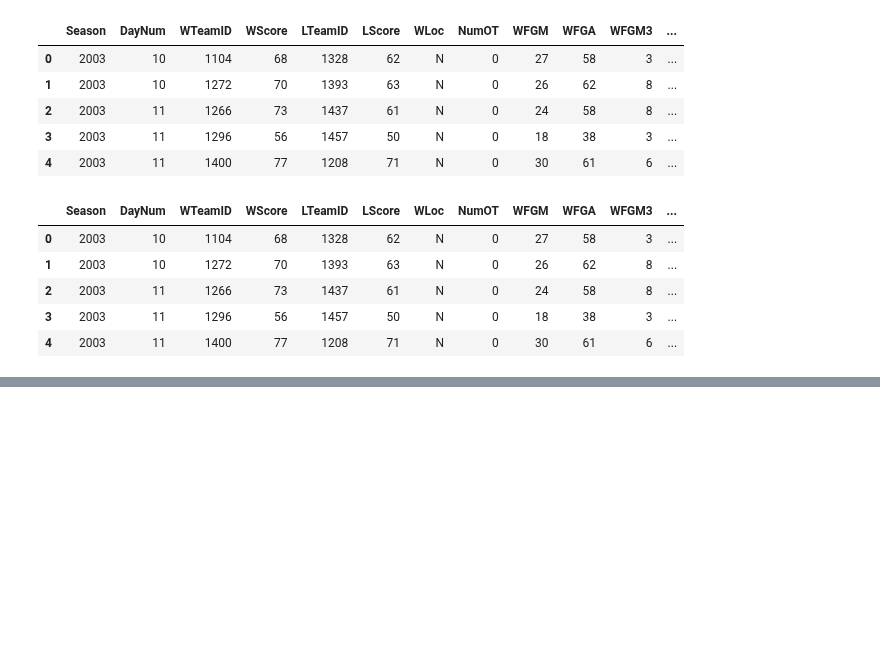
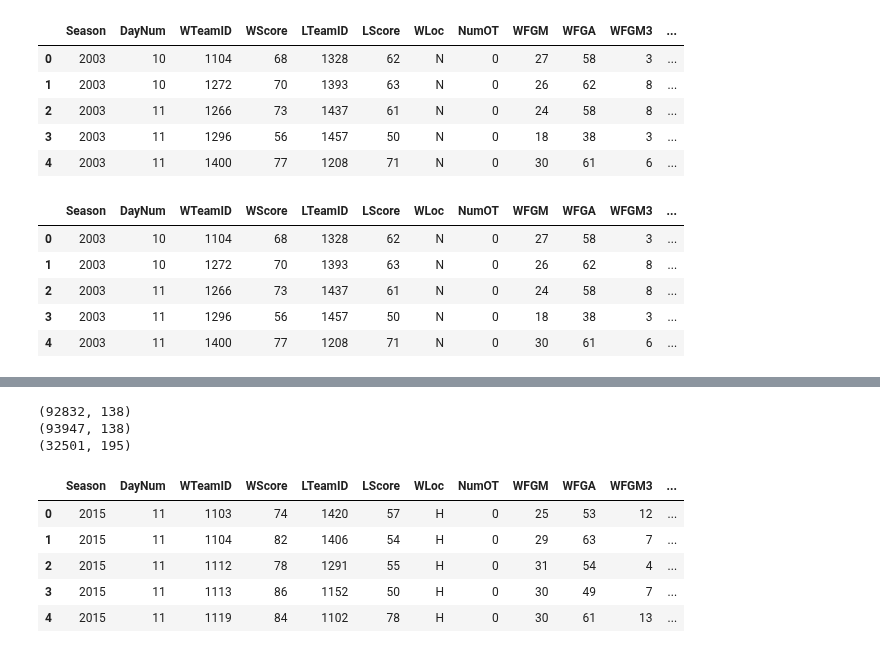
Before and after one commit to lucabasa/kaggle_competitions, a Jupyter notebook: marc_madness/08_rolling_stats.ipynb, the cells around one changed output, grey strips where cells are left out. Saved outputs shown, nothing was run; the diff lists cells and outputs as text; code cells hidden in the pictures; blank space fills up the shorter version.

```diff
--- a/marc_madness/08_rolling_stats.ipynb
+++ b/marc_madness/08_rolling_stats.ipynb
@@ -14,6 +14,7 @@ regular_season = 'data/raw_men/MDataFiles_Stage2/MRegularSeasonDetailedResults.c
 playoff = 'data/raw_men/MDataFiles_Stage2/MNCAATourneyDetailedResults.csv'
 rank = 'data/raw_men/MDataFiles_Stage2/MMasseyOrdinals.csv'
 season_info = 'data/raw_men/MDataFiles_Stage2/MSeasons.csv'
+events_data = 'data/processed_men/events.csv'
 save_loc = 'data/processed_men/'
 # %%
 reg = pd.read_csv(regular_season)
@@ -37,0 +72,17 @@ reg.head()
+# %%
+print(reg.shape)
+print(full.shape)
+to_use = [col for col in events if not col.endswith('_game') and 'FinalScore' not in col and 'n_OT' not in col and '_difference' not in col]
+full = pd.merge(full, events[to_use], on=['Season', 'DayNum', 'WTeamID', 'LTeamID'])
+print(full.shape)
+full.head()
+# %% [output]
+(92832, 138)
+(93947, 138)
+(32501, 195)
+|  | Season | DayNum | WTeamID | WScore | LTeamID | LScore | WLoc | NumOT | WFGM | WFGA | WFGM3 | ... |
+| 0 | 2015 | 11 | 1103 | 74 | 1420 | 57 | H | 0 | 25 | 53 | 12 | ... |
+| 1 | 2015 | 11 | 1104 | 82 | 1406 | 54 | H | 0 | 29 | 63 | 7 | ... |
+| 2 | 2015 | 11 | 1112 | 78 | 1291 | 55 | H | 0 | 31 | 54 | 4 | ... |
+| 3 | 2015 | 11 | 1113 | 86 | 1152 | 50 | H | 0 | 30 | 49 | 7 | ... |
+| 4 | 2015 | 11 | 1119 | 84 | 1102 | 78 | H | 0 | 30 | 61 | 13 | ... |
```
Also changed, not shown: parts of 15 cells of this notebook.
